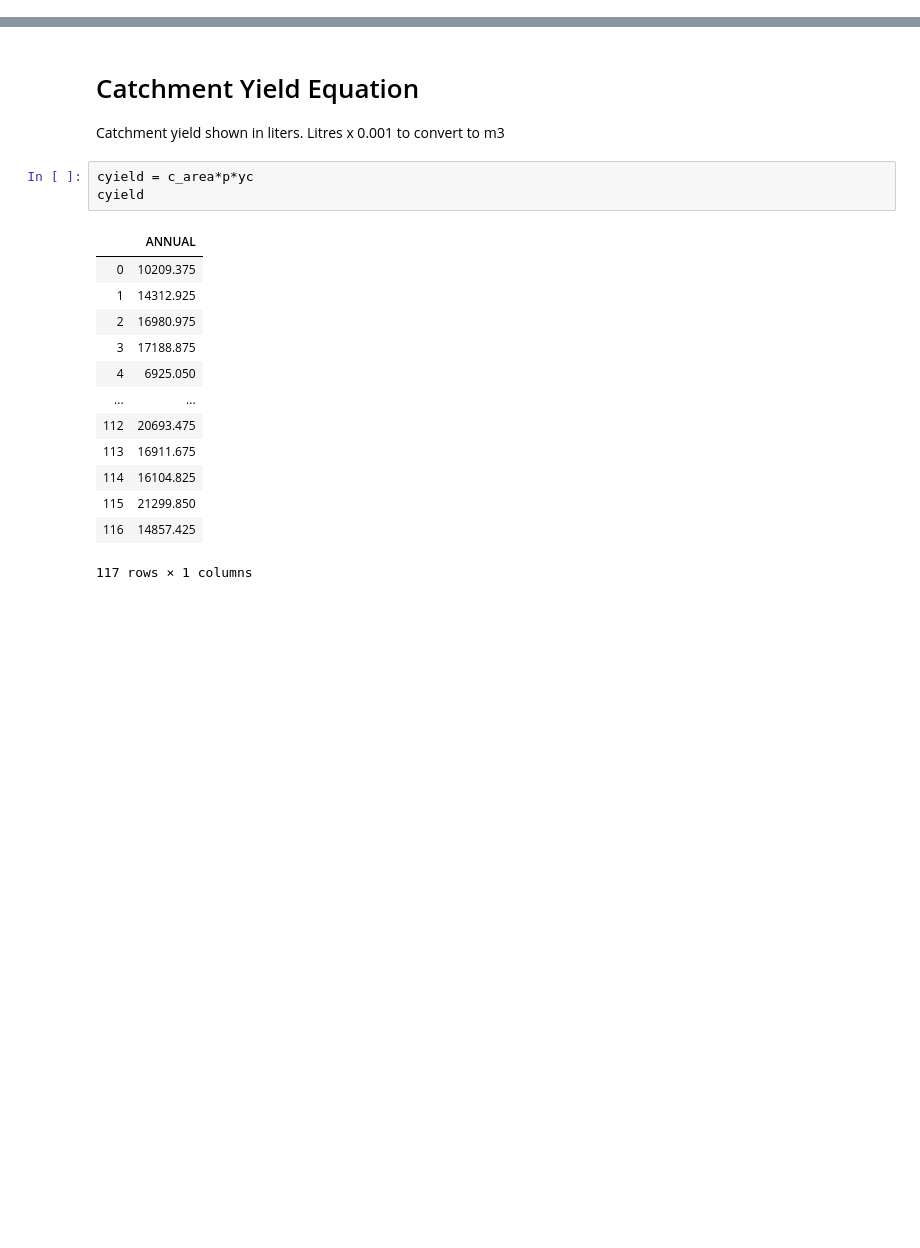
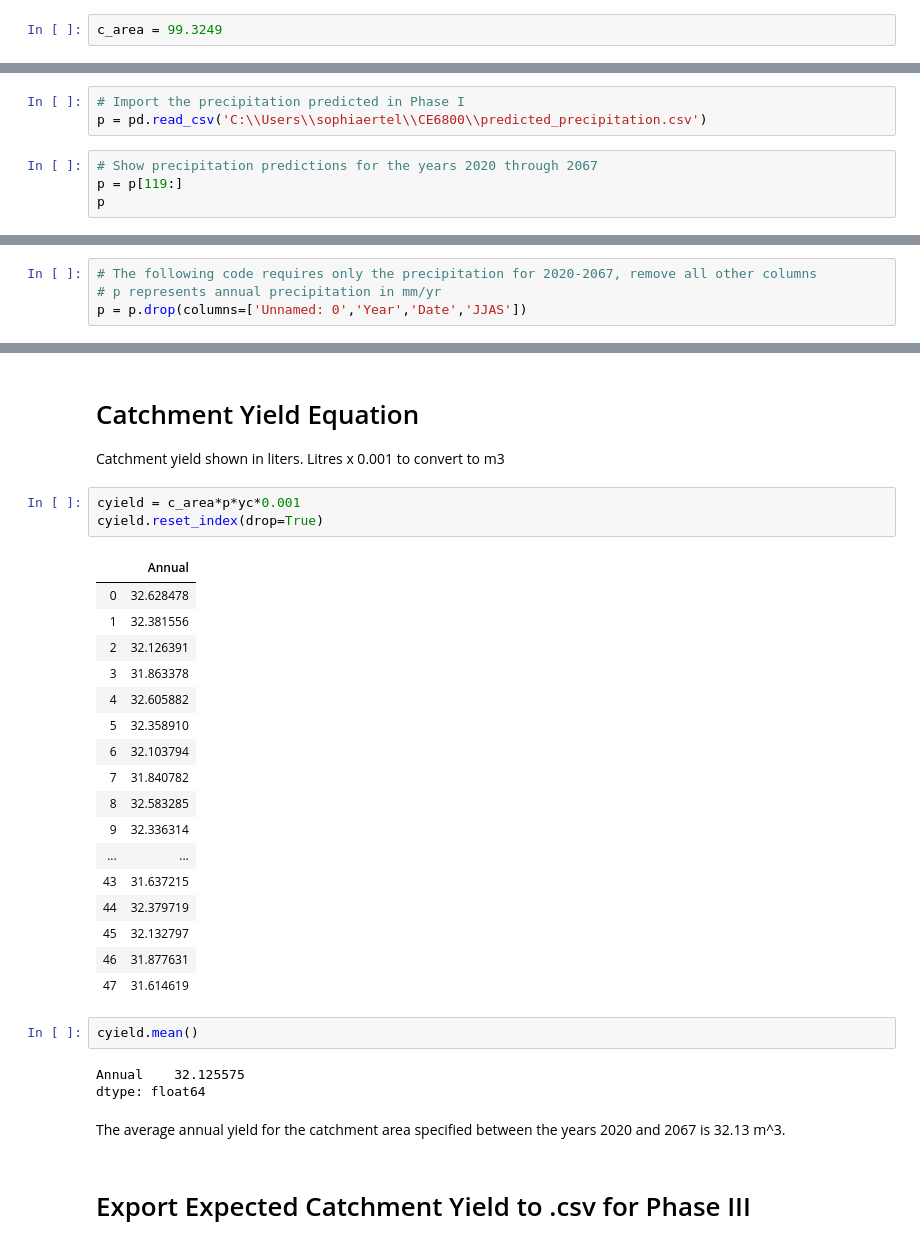
Before and after one commit to sophiaertel/CE6800_TermProject_Group1, a Jupyter notebook: HydraulicModel_SERTEL.ipynb, the cells around one changed output, grey strips where cells are left out. Drawn from its saved outputs; the diff is of its cells as text; blank space fills up the shorter version.

```diff
--- a/HydraulicModel_SERTEL.ipynb
+++ b/HydraulicModel_SERTEL.ipynb
@@ -32,0 +31,2 @@ Moving forward, annual rainfall averages will be imported as csv from the Predic
+# %%
+c_area = 99.3249
@@ -55,0 +38,7 @@ p
+# %%
+# Import the precipitation predicted in Phase I
+p = pd.read_csv('C:\\Users\\sophiaertel\\CE6800\\predicted_precipitation.csv')
+# %%
+# Show precipitation predictions for the years 2020 through 2067
+p = p[119:]
+p
@@ -56,3 +70,7 @@ p
+# %%
+# The following code requires only the precipitation for 2020-2067, remove all other columns
+# p represents annual precipitation in mm/yr
+p = p.drop(columns=['Unnamed: 0','Year','Date','JJAS'])
 # %% [markdown]
 ## Yield Coefficient (yc)
 Only a relatively small proportion of the rainfall received in the catchment area actually runs off into watercourses or to fill dams. The majority of it infiltrates into the ground or is intercepted by vegetation. Although many factors influence this, the amount of runoff is proportional to the annual rainfall. This iteration of code will account for the effects of infiltration, evaporation, transpiration and storage and precipitation-runoff conversion with a yield coefficient.
@@ -63,19 +81,32 @@ yc = 0.5
 
 Catchment yield shown in liters. Litres x 0.001 to convert to m3
 # %%
-cyield = c_area*p*yc
-cyield
+cyield = c_area*p*yc*0.001
+cyield.reset_index(drop=True)
 # %% [output]
-|  | ANNUAL |
-| 0 | 10209.375 |
-| 1 | 14312.925 |
-| 2 | 16980.975 |
-| 3 | 17188.875 |
-| 4 | 6925.050 |
+|  | Annual |
+| 0 | 32.628478 |
+| 1 | 32.381556 |
+| 2 | 32.126391 |
+| 3 | 31.863378 |
+| 4 | 32.605882 |
+| 5 | 32.358910 |
+| 6 | 32.103794 |
+| 7 | 31.840782 |
+| 8 | 32.583285 |
+| 9 | 32.336314 |
 | ... | ... |
-| 112 | 20693.475 |
-| 113 | 16911.675 |
-| 114 | 16104.825 |
-| 115 | 21299.850 |
-| 116 | 14857.425 |
+| 43 | 31.637215 |
+| 44 | 32.379719 |
+| 45 | 32.132797 |
+| 46 | 31.877631 |
+| 47 | 31.614619 |
-117 rows × 1 columns
+# %%
+cyield.mean()
+# %% [output]
+Annual    32.125575
+dtype: float64
+# %% [markdown]
+The average annual yield for the catchment area specified between the years 2020 and 2067 is 32.13 m^3.
+# %% [markdown]
+# Export Expected Catchment Yield to .csv for Phase III
```
Also changed, not shown: parts of 11 cells of this notebook.
